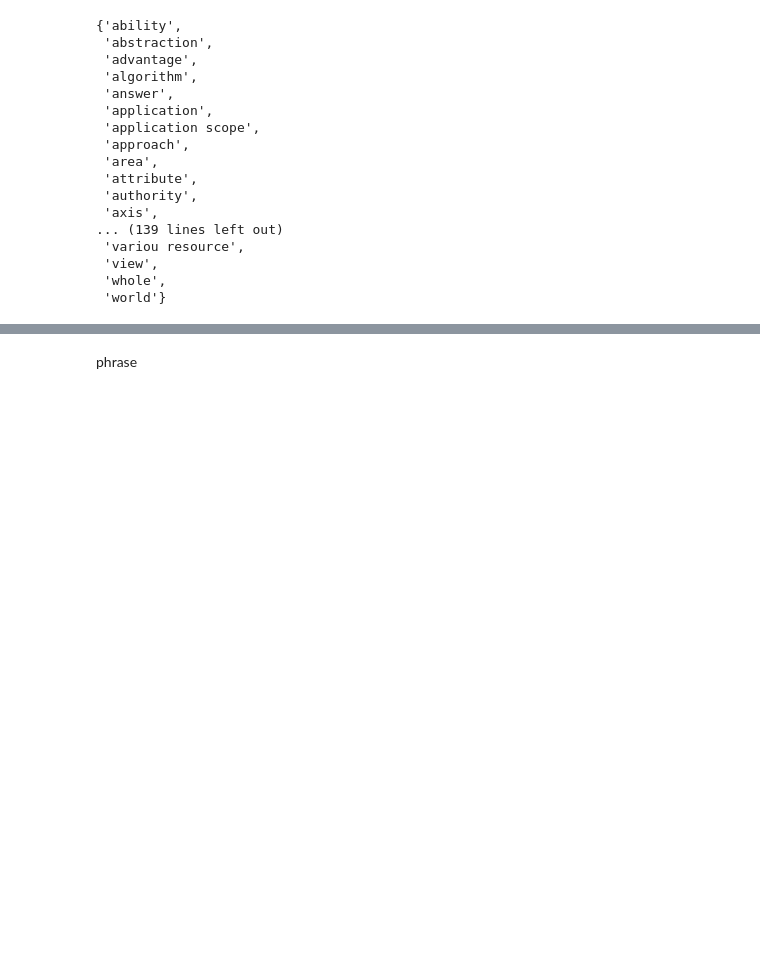
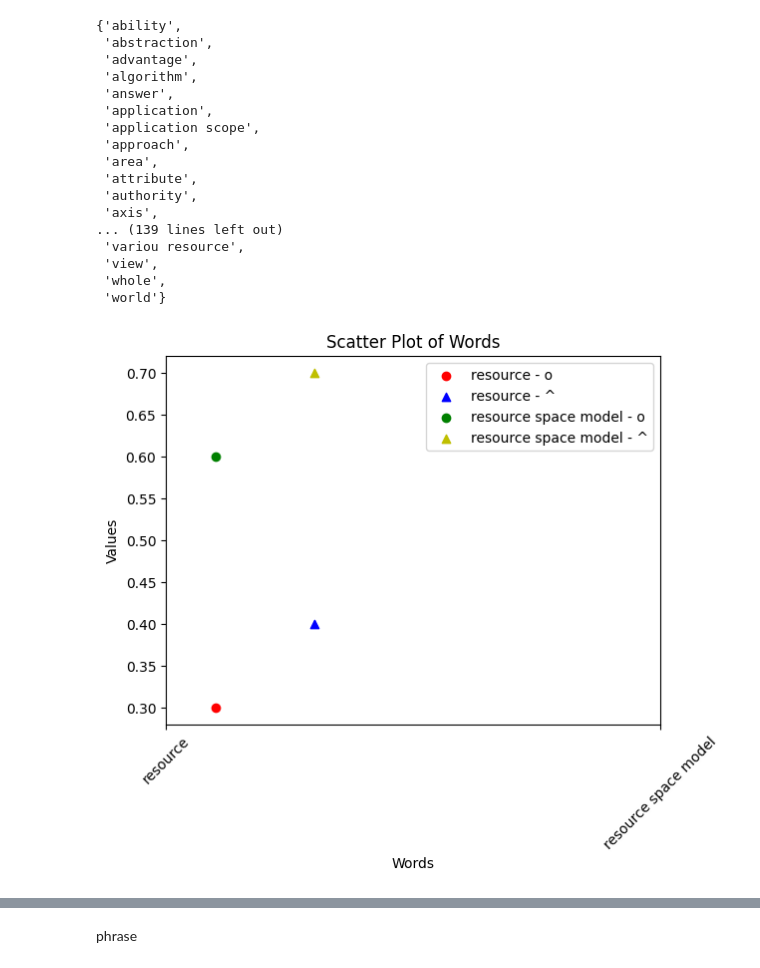
Before and after one commit to gajanlee/syllabus, a Jupyter notebook: wsln_min/summarization/figure.ipynb, the cells around one changed output, grey strips where cells are left out. Saved outputs shown, nothing was run; the diff lists cells and outputs as text; code cells hidden in the pictures; blank space fills up the shorter version.

```diff
--- a/wsln_min/summarization/figure.ipynb
+++ b/wsln_min/summarization/figure.ipynb
@@ -301,0 +419,38 @@ sorted(norm_action_counter.items(), key=lambda x: -x[1])[:30]
+# %%
+import matplotlib.pyplot as plt
+import numpy as np
+
+# 横坐标单词列表
+words = ['resource', 'resource space model']
+# 模拟每个单词对应的两组纵坐标值，每组包含两个值，你可按需替换真实数据
+y_values = [[0.3, 0.4], [0.6, 0.7]]
+# 模拟标记形状，这里用 'o' 表示圆形，'^' 表示三角形，与单词对应，你可按需调整顺序等
+markers = [['o', '^'], ['o', '^']]
+# 模拟散点颜色，这里使用两种不同颜色示例，你可按需替换
+colors = [['r', 'b'], ['g', 'y']]
+# 偏移量，用于在横坐标方向上区分同一个横坐标下的两个点，可根据实际效果调整大小
+offset = 0.05
+
+for i in range(len(words)):
+    for j in range(len(y_values[i])):
+        # 根据是第一个还是第二个点决定水平偏移方向，第一个点向左偏移，第二个点向右偏移
+        if j == 0:
+            x_pos = 0.1
+        else:
+            x_pos = 0.3
+            # x_pos = np.where(words == words[i])[0][0] + offset
+        plt.scatter(x_pos, y_values[i][j], marker=markers[i][j], c=colors[i][j], label=f"{words[i]} - {markers[i][j]}")
+
+# 设置横坐标标签旋转角度，防止文字重叠，方便查看
+plt.xticks(np.arange(len(words)), words, rotation=45)
+# 添加标题
+plt.title('Scatter Plot of Words')
+# 添加横纵坐标标签
+plt.xlabel('Words')
+plt.ylabel('Values')
+# 显示图例
+plt.legend()
+# 显示图形
+plt.show()
+# %% [output]
+[figure, added]
```
Also changed, not shown: parts of 16 cells of this notebook, 13 other files.
